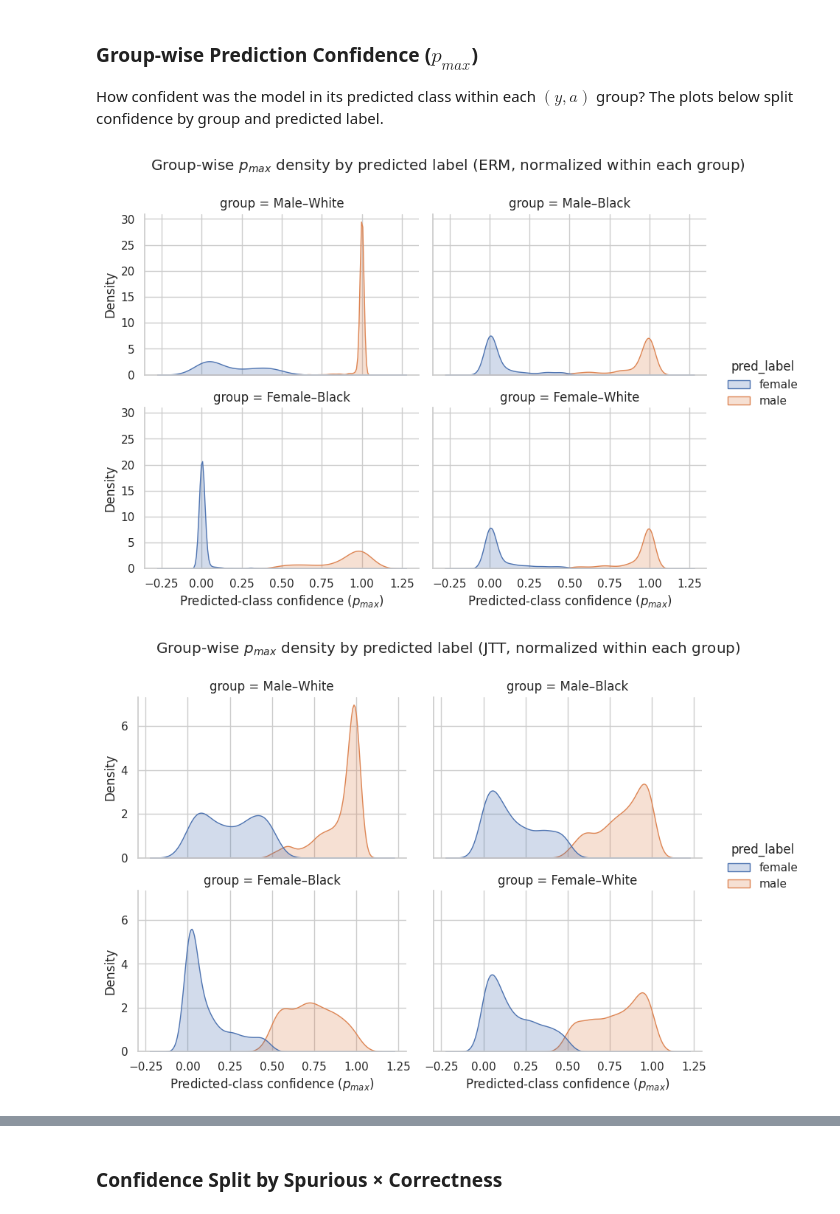
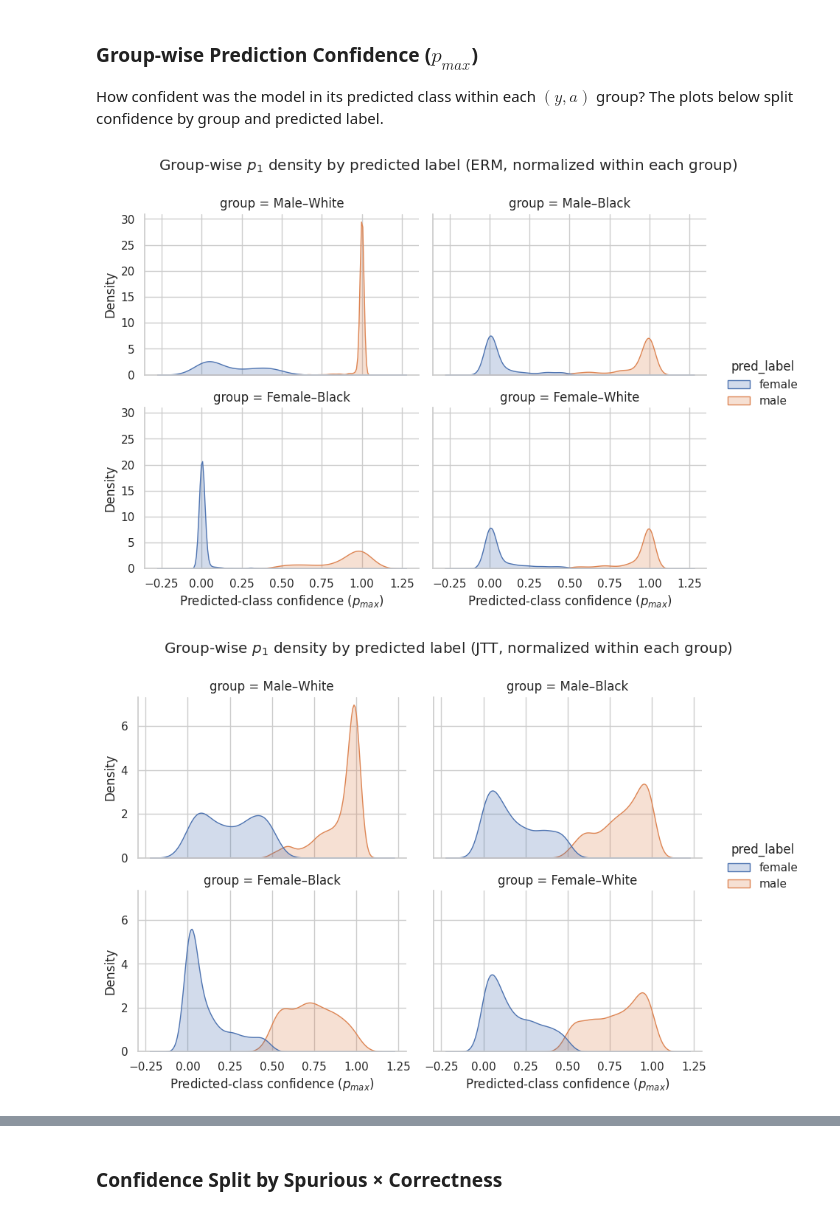
Before and after one commit to ulkaraslanovaa/comparative-bias-mitigation-public, a Jupyter notebook: evaluation/analysis.ipynb, the cells around one changed output, grey strips where cells are left out. Cells and saved outputs as stored; diff of their text form; code cells hidden in the pictures.

```diff
--- a/evaluation/analysis.ipynb
+++ b/evaluation/analysis.ipynb
@@ -586,46 +630,17 @@ def plot_groupwise_pmax_density(
     g.set(xlabel="Predicted-class confidence ($p_{max}$)", ylabel="Density")
     g.fig.subplots_adjust(top=0.86)
     g.fig.suptitle(
-        f"Group-wise $p_{{max}}$ density by predicted label ({method_name}, {norm_label})"
+        f"Group-wise $p_{{1}}$ density by predicted label ({method_name}, {norm_label})"
     )
     plt.show()
-
-
-def plot_groupwise_pmax_violin(df, method_name, dataset_name):
-    plot_df = add_groupwise_plot_columns(df, dataset_name)
-
-    plt.figure(figsize=(10, 5))
-    sns.violinplot(
-        data=plot_df,
-        x="group",
-        y="p_max",
-        hue="pred_label",
-        cut=0,
-        inner="quartile",
-        scale="width",
-    )
-    plt.xlabel("Group (true label × attribute)")
-    plt.ylabel("Predicted-class confidence ($p_{max}$)")
-    plt.title(f"Group-wise $p_{{max}}$ violin plot by predicted label ({method_name})")
-    plt.xticks(rotation=15, ha="right")
-    plt.legend(title="Predicted label", bbox_to_anchor=(1.02, 1), loc="upper left")
-    plt.tight_layout()
-    plt.show()
 # %%
-# FairFace: group-wise p_max by predicted label
-# for method_name, df_method in [
-#     ("ERM", df_erm_ff),
-#     ("JTT", df_jtt_ff),
-#     ("DisEnt", df_disent_ff),
-# ]:
-#     plot_groupwise_pmax_violin(df_method, method_name, "fairface")
-
 for method_name, df_method in [
     ("ERM", df_erm_ff),
     ("JTT", df_jtt_ff),
     ("DisEnt", df_disent_ff),
+    ("Debiasify", df_debiasify_ff),
 ]:
     plot_groupwise_pmax_density(df_method, method_name, "fairface")
 # %% [output]
-[figure, old version]
+[figure, new version]
-[figure, old version]
+[figure, new version]
```
Also changed, not shown: parts of 33 cells of this notebook, 5 other files.
